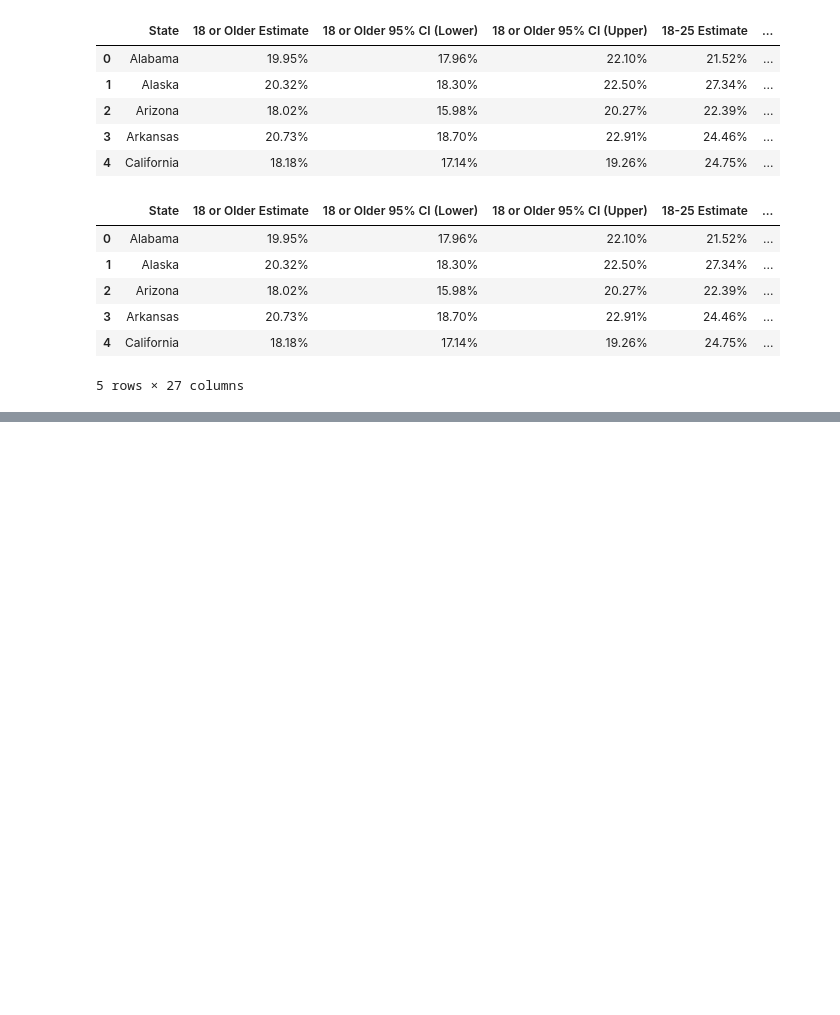
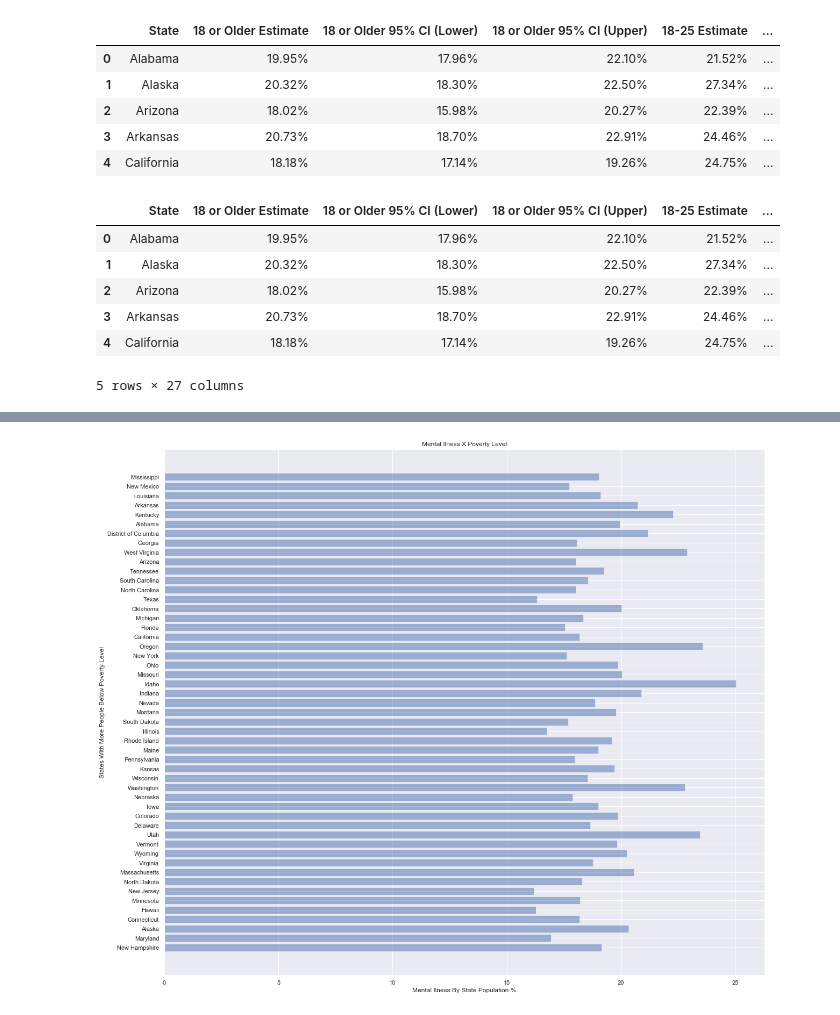
Before and after one commit to brian-e-haley/Mental_health_US, a Jupyter notebook: Bin/Census_Data.ipynb, the cells around one changed output, grey strips where cells are left out. Cells and saved outputs as stored; diff of their text form; code cells hidden in the pictures; blank space fills up the shorter version.

```diff
--- a/Bin/Census_Data.ipynb
+++ b/Bin/Census_Data.ipynb
@@ -201,0 +152,7 @@ fig
+# %%
+# poverty and mi correlation
+
+# poverty_df = final_data_df[['State','People Below Poverty %','18 or Older % MI\nEstimate']]
+# poverty_df = poverty_df.sort_values(by=['People Below Poverty %'])
+poverty_df = poverty_df.reset_index(drop=True)
+poverty_df.head()
@@ -201,0 +166,14 @@ fig
+# %%
+# Mental Ilness X Poverty Level
+
+plt.figure(figsize=(20,18))
+plt.barh(poverty_df['State'], poverty_df['18 or Older % MI\nEstimate']
+        , align='center', alpha=0.5)
+plt.yticks(poverty_df['State'])
+plt.ylabel('States With More People Below Poverty Level')
+plt.xlabel('Mental Ilness By State Population %')
+plt.title('Mental Ilness X Poverty Level')
+
+plt.show()
+# %% [output]
+[figure, added]
```
Also changed, not shown: parts of 18 cells of this notebook, 3 other files.
